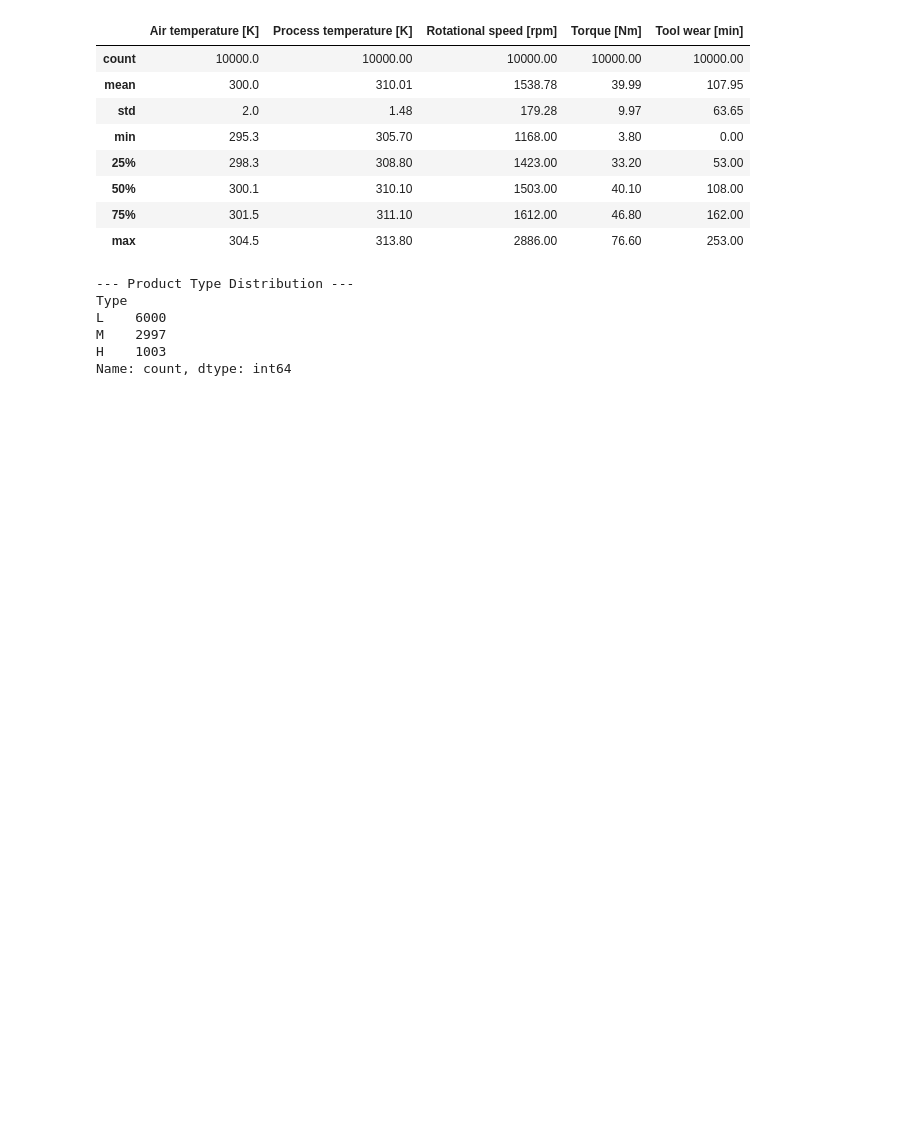
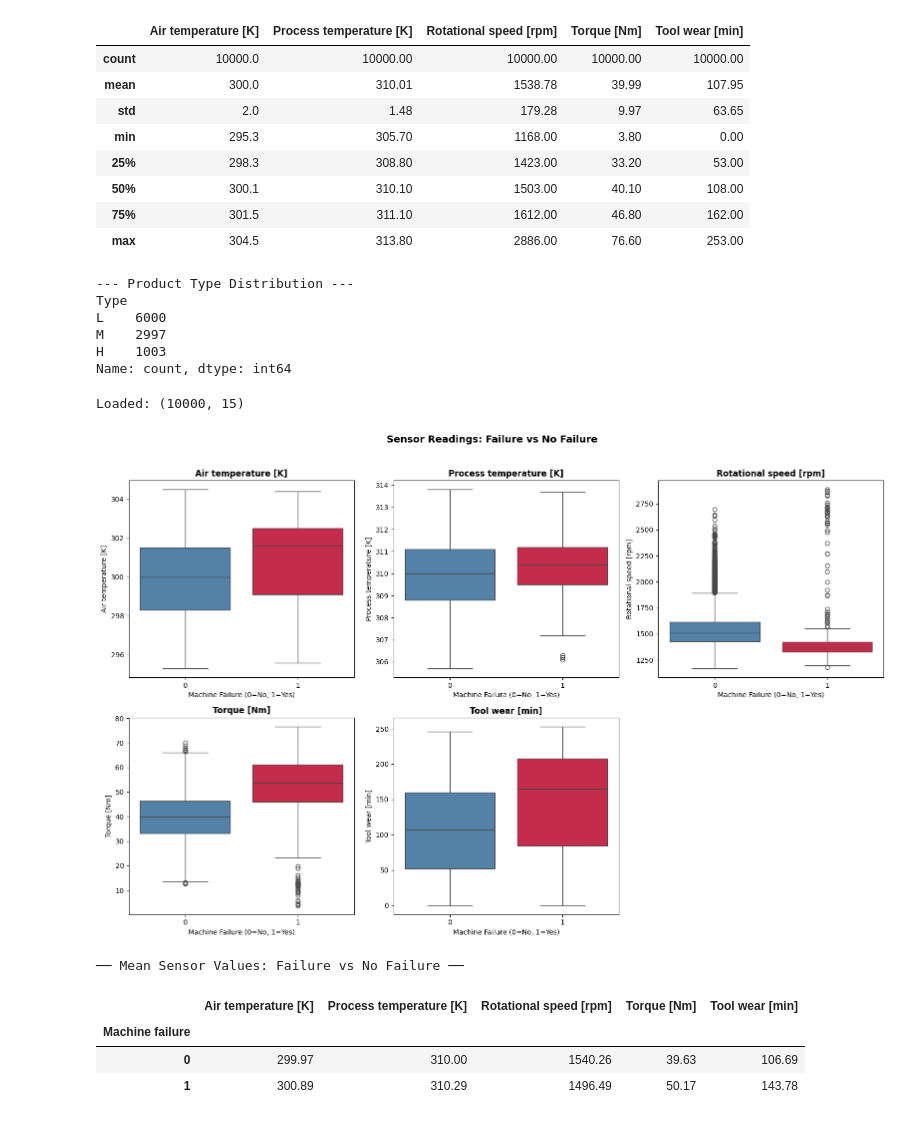
Before and after one commit to BitsbyBhargav/PulseOps, a Jupyter notebook: Notebooks/_data_inspection.ipynb, the cells around one changed output. Cells and saved outputs as stored; diff of their text form; code cells hidden in the pictures; blank space fills up the shorter version.

Commit message:
Bivariate analysis with deeper understanding of failure types with actual readings with data

```diff
--- a/Notebooks/_data_inspection.ipynb
+++ b/Notebooks/_data_inspection.ipynb
@@ -110,3 +110,52 @@ L    6000
 M    2997
 H    1003
 Name: count, dtype: int64
+# %%
+#SESSION 4: BI-VARIATE ANALYSIS
+import pandas as pd
+import numpy as np
+import matplotlib.pyplot as plt
+import seaborn as sns
+
+failure_types=['TWF','HDF','PWF','OSF','RNF']
+sensor_cols=['Air temperature [K]',
+             'Process temperature [K]',
+             'Rotational speed [rpm]',
+             'Torque [Nm]',
+             'Tool wear [min]']
+
+print("Loaded:",df.shape)
+
+fig, axes = plt.subplots(2, 3, figsize=(16, 10))
+axes = axes.flatten()
+
+for i, col in enumerate(sensor_cols):
+    sns.boxplot(data=df, x='Machine failure',
+                y=col, ax=axes[i],
+                hue='Machine failure',
+                palette={0: 'steelblue', 1: 'crimson'},
+                legend=False)
+    axes[i].set_title(col, fontweight='bold')
+    axes[i].set_xlabel('Machine Failure (0=No, 1=Yes)')
+
+axes[5].axis('off')  # hide empty 6th subplot
+
+plt.suptitle('Sensor Readings: Failure vs No Failure',
+             fontsize=14, fontweight='bold', y=1.02)
+plt.tight_layout()
+plt.savefig('../assets/sensor_vs_failure.png',
+            dpi=150, bbox_inches='tight')
+plt.show()
+
+# Numerical comparison
+print("── Mean Sensor Values: Failure vs No Failure ──")
+comparison = df.groupby('Machine failure')[sensor_cols].mean()
+display(comparison.round(2))
+# %% [output]
+Loaded: (10000, 15)
+[figure, added]
+── Mean Sensor Values: Failure vs No Failure ──
+|  | Air temperature [K] | Process temperature [K] | Rotational speed [rpm] | Torque [Nm] | Tool wear [min] |
+| Machine failure |  |  |  |  |  |
+| 0 | 299.97 | 310.00 | 1540.26 | 39.63 | 106.69 |
+| 1 | 300.89 | 310.29 | 1496.49 | 50.17 | 143.78 |
```
Also changed, not shown: parts of 2 cells of this notebook, 3 other files.
